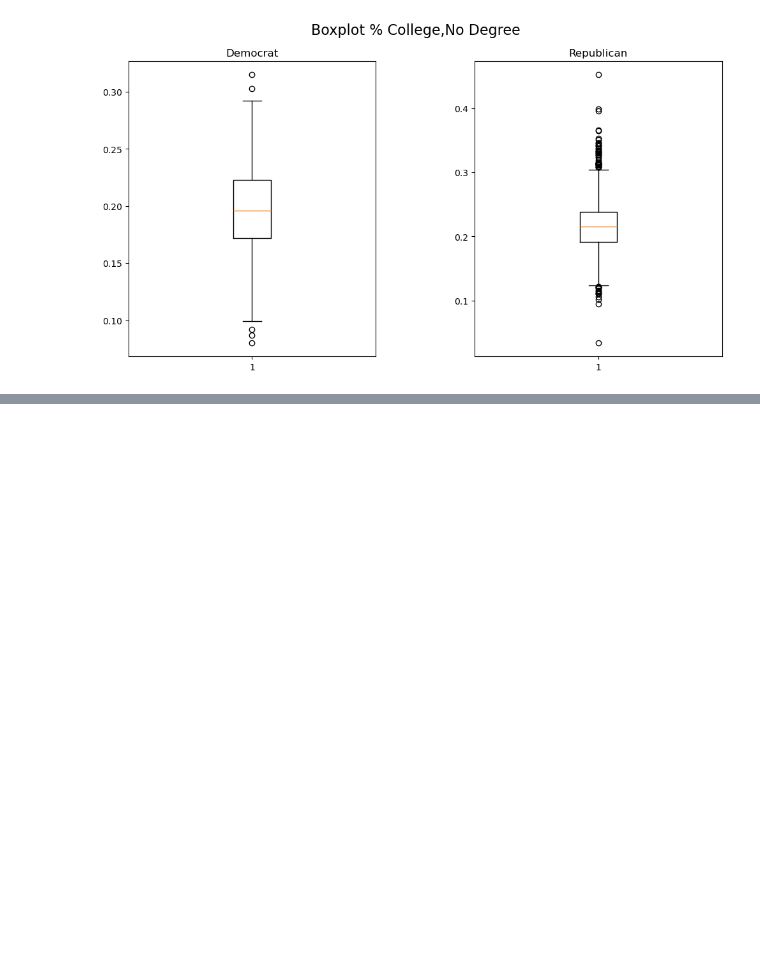
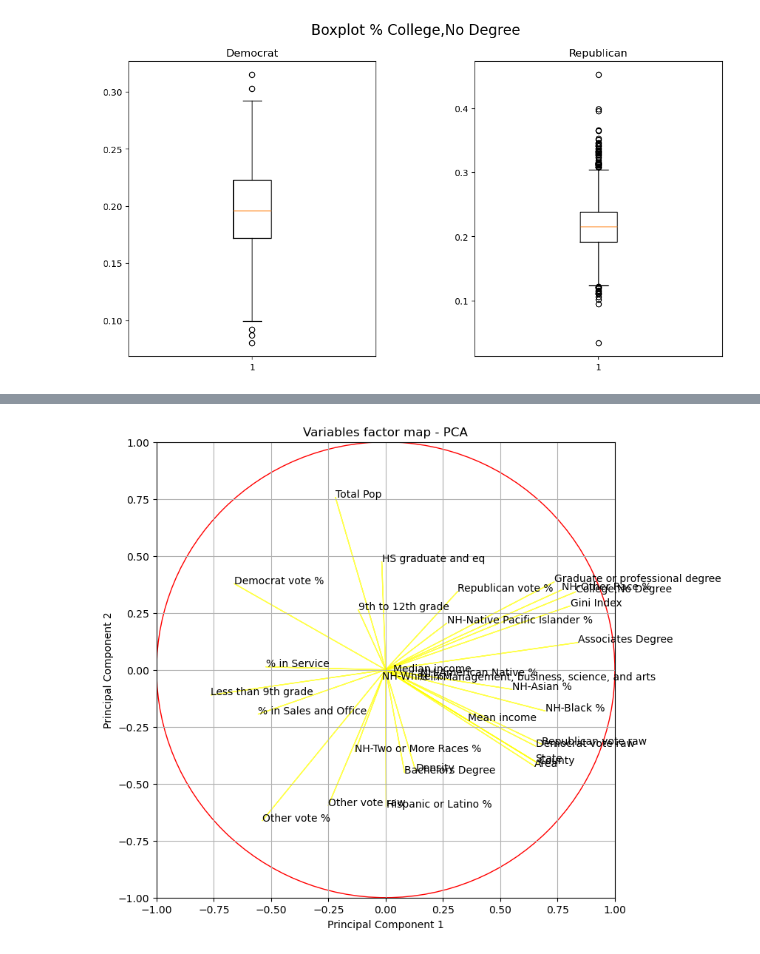
Before and after one commit to hofmann-j/AD_Project, a Jupyter notebook: Py_ADproj.ipynb, the cells around one changed output, grey strips where cells are left out. Cells and saved outputs as stored; diff of their text form; code cells hidden in the pictures; blank space fills up the shorter version.

```diff
--- a/Py_ADproj.ipynb
+++ b/Py_ADproj.ipynb
@@ -202,0 +247,22 @@ ValueError: could not convert string to float: '68,315'
+# %%
+coord1 = pca.components_[0] * np.sqrt(pca.explained_variance_[0])
+coord2 = pca.components_[1] * np.sqrt(pca.explained_variance_[1])
+coord3 = pca.components_[2] * np.sqrt(pca.explained_variance_[2])
+
+fig = plt.figure(figsize=(8,8))
+ax = fig.add_subplot(1,1,1)
+for i, j, nom in zip(coord1, coord2, US_data.columns):
+    plt.text(i,j,nom,fontsize=10)
+    plt.arrow(0,0,i,j,color = 'yellow', alpha=0.7,width = 0.0001)
+
+plt.axis((-1,1,-1,1))
+plt.gcf().gca().add_artist(plt.Circle((0,0), radius = 1, color = 'red', fill = False))
+
+plt.title('Variables factor map - PCA')
+plt.xlabel('Principal Component 1')
+plt.ylabel('Principal Component 2')
+
+plt.grid(True)
+plt.show()
+# %% [output]
+[figure, added]
```
Also changed, not shown: parts of 14 cells of this notebook.
